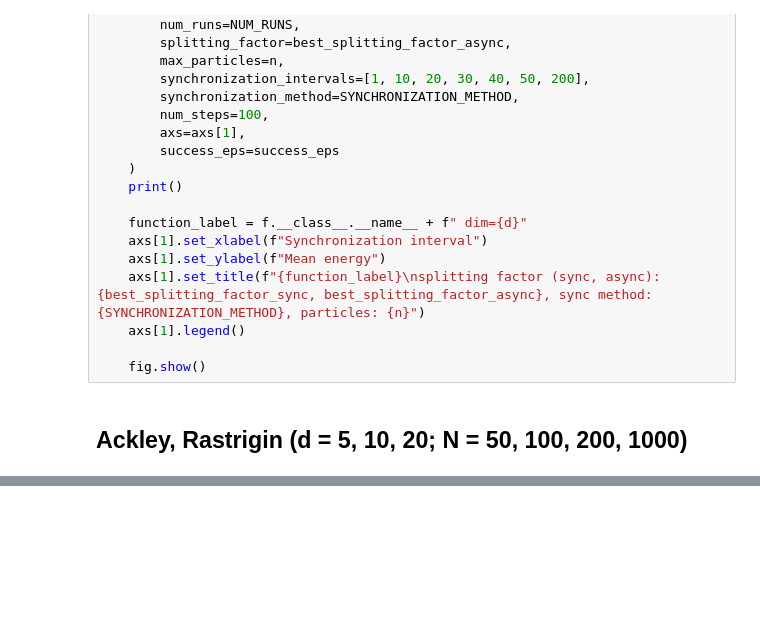
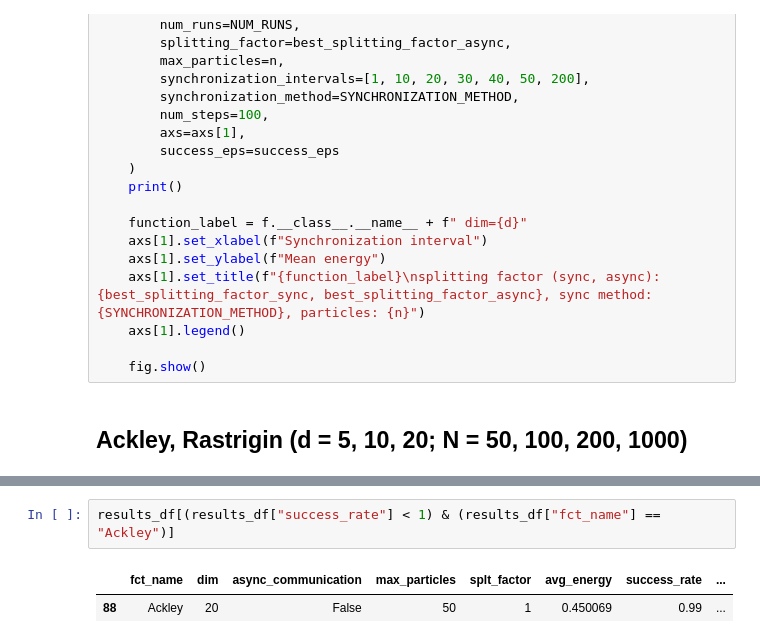
Before and after one commit to omareldeeb/CBXpy, a Jupyter notebook: docs/examples/distributed_cbo_benchmarks.ipynb, the cells around one changed output, grey strips where cells are left out. Cells and saved outputs as stored; diff of their text form; blank space fills up the shorter version.

```diff
--- a/docs/examples/distributed_cbo_benchmarks.ipynb
+++ b/docs/examples/distributed_cbo_benchmarks.ipynb
@@ -554,0 +1084,5 @@ results_df
+# %%
+results_df[(results_df["success_rate"] < 1) & (results_df["fct_name"] == "Ackley")]
+# %% [output]
+|  | fct_name | dim | async_communication | max_particles | splt_factor | avg_energy | success_rate | ... |
+| 88 | Ackley | 20 | False | 50 | 1 | 0.450069 | 0.99 | ... |
```
Also changed, not shown: parts of 17 cells of this notebook.
